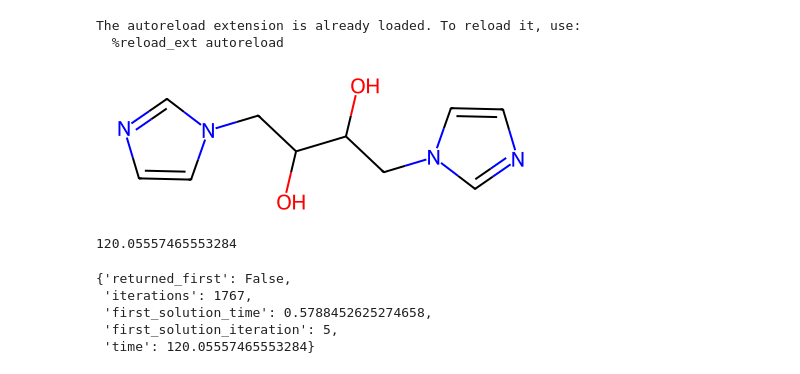
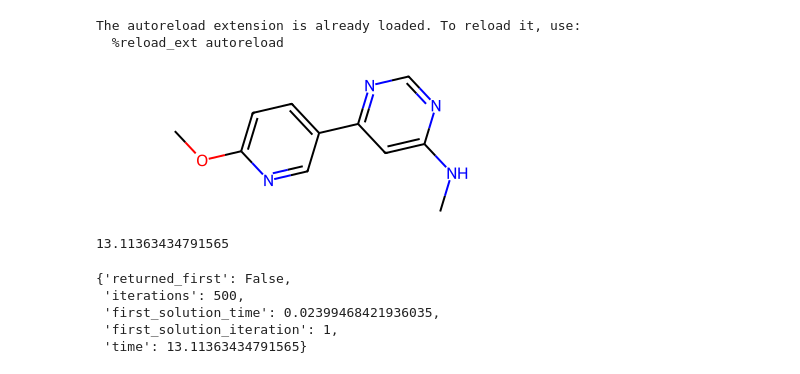
Before and after one commit to alkorolyov/aizynth, a Jupyter notebook: 02_app_test_run.ipynb, the cells around one changed output. Drawn from its saved outputs; the diff is of its cells as text; code cells hidden in the pictures.

```diff
--- a/02_app_test_run.ipynb
+++ b/02_app_test_run.ipynb
@@ -16,43 +15,45 @@ finder = AiZynthFinder("config/config.yml")
 # finder.stock.selection = 'molport_5d'
 finder.stock.selection = 'molport_7d'
 # finder.stock.selection = 'zinc'
+
 finder.config.expansion_policy.selection = 'uspto'
 finder.config.filter_policy.selection = 'uspto'
+
+finder.config.search.time_limit = 60
+finder.config.search.iteration_limit = 500
+finder.config.search.max_transforms = 6
+finder.config.search.return_first = False
-# %%
-finder.config.search.time_limit = 120
-finder.config.search.iteration_limit = 5000
-finder.config.search.max_transforms = 6
-finder.config.search.return_first = False
 # %%
 # gdb17
 # smi = "CCN(C)C(C)(C)C1=NN(CC(C)C)N=C1"
 # smi = "CCCC(O)C1=CC=NC=C1C1N=COC1C"
 # smi = "CCN(C1=NC(CO)=CC=C1Cl)C(C)(C)C"
 # smi = "CCC(C)N(CC1=CN=CO1)CC1=CNC=C1"
 # smi = "CC(OC1=CC=CN=C1C1=NC(C)=NO1)C#N"
 # smi = "CC(=O)NC1=NC=C(C)C=C1C1=CSN=C1O"
+# smi = "CC1(CO)CCCCC1(C)NCCCCC#N"
 
 # chembl
-smi = "CCCCCCN(C)Cc1cc(N)ccc1O"
+# smi = "CCCCCCN(C)Cc1cc(N)ccc1O"
 smi = "CNc1cc(-c2ccc(OC)nc2)ncn1"
-smi = "OC(Cn1ccnc1)C(O)Cn1ccnc1"
+# smi = "OC(Cn1ccnc1)C(O)Cn1ccnc1"
 
 display(Chem.MolFromSmiles(smi))
 
 finder.target_smiles = smi
 finder.prepare_tree()
 finder.tree_search(show_progress=True)
 # %% [output]
-[figure, old version]
+[figure, new version]
-120.05557465553284
+13.11363434791565
 # %%
 finder.search_stats
 # %% [output]
 {'returned_first': False,
- 'iterations': 1767,
- 'first_solution_time': 0.5788452625274658,
- 'first_solution_iteration': 5,
- 'time': 120.05557465553284}
+ 'iterations': 500,
+ 'first_solution_time': 0.02399468421936035,
+ 'first_solution_iteration': 1,
+ 'time': 13.11363434791565}
 # %%
 rewards = finder.config.search.algorithm_config["search_rewards"]
 finder.build_routes(scorer=rewards)
```
Also changed, not shown: parts of 3 cells of this notebook, 3 other files.
